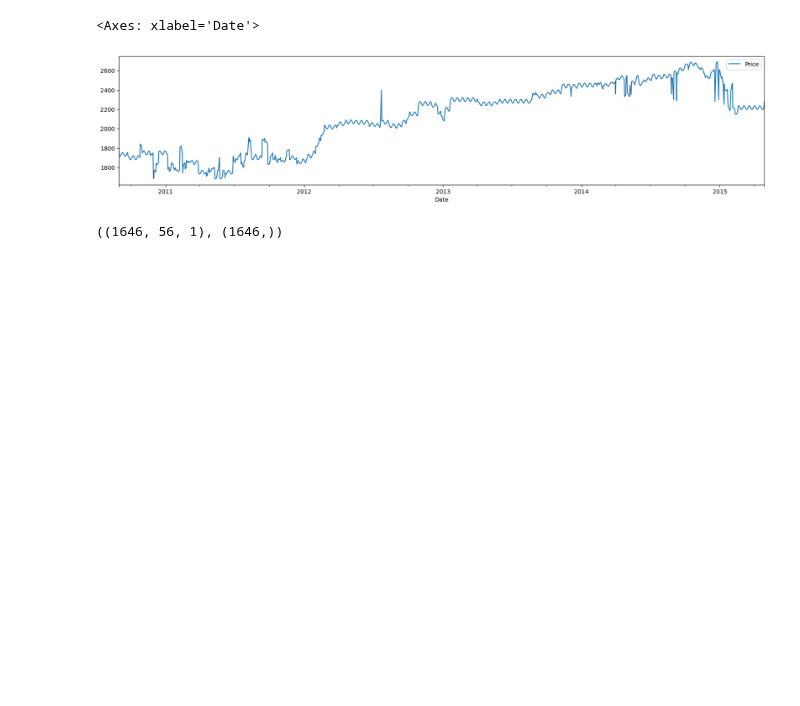
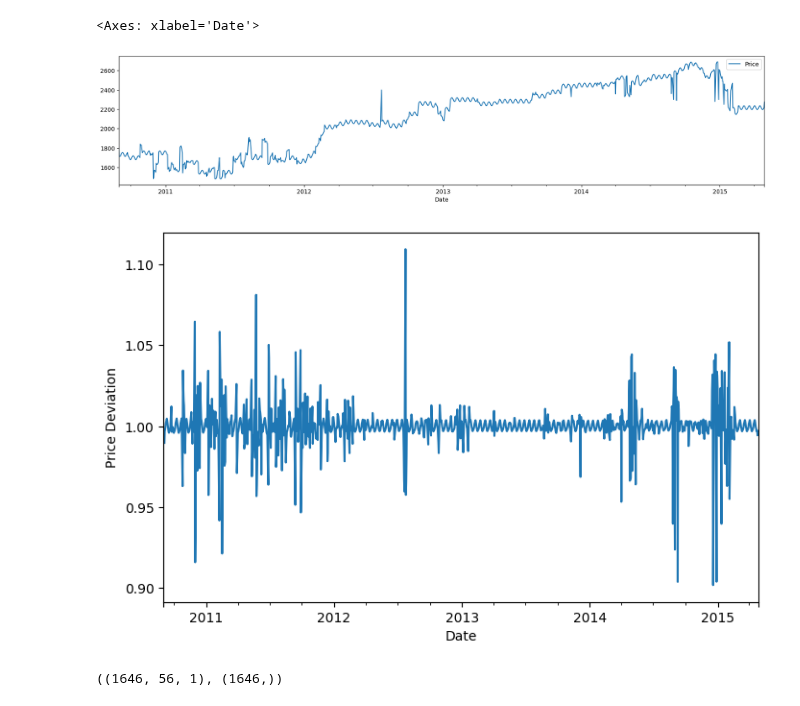
Before and after one commit to Fresh-Fields/ml-official, a Jupyter notebook: forecasting.ipynb, the cells around one changed output. Cells and saved outputs as stored; diff of their text form; code cells hidden in the pictures; blank space fills up the shorter version.

```diff
--- a/forecasting.ipynb
+++ b/forecasting.ipynb
@@ -19,3 +29,11 @@ df.plot(figsize=(20, 4))
+# %%
+result = seasonal_decompose(df, model="multiplicative")
+# %%
+result.resid.plot(figsize=(8, 5))
+plt.ylabel("Price Deviation")
+plt.show()
+# %% [output]
+[figure, added]
 # %%
 PREDICTION_DAYS = 28
 # %%
```
Also changed, not shown: parts of 2 cells of this notebook, 2 other files.
